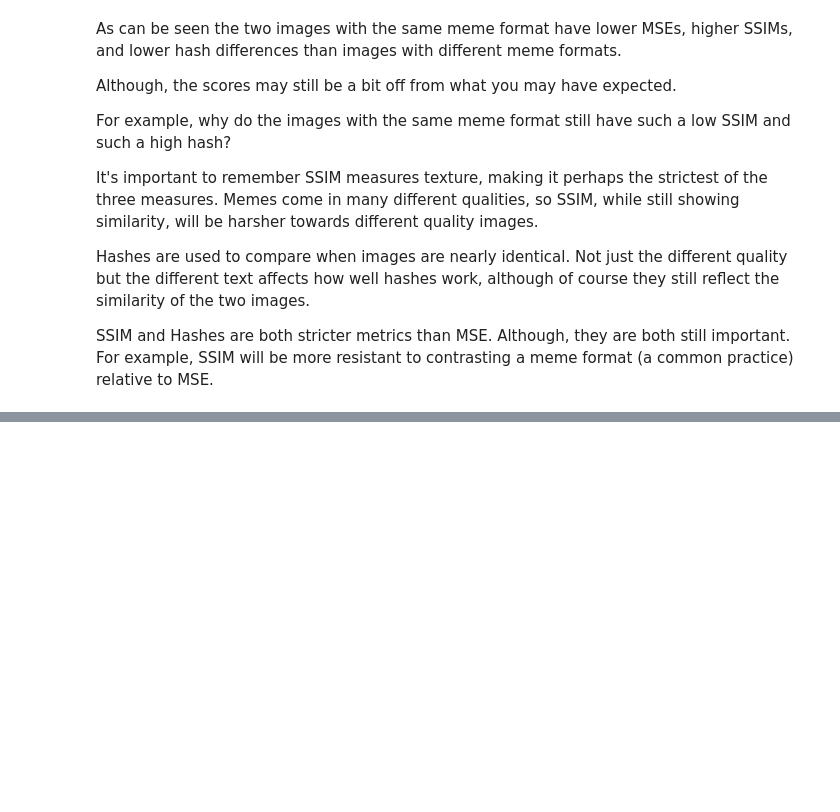
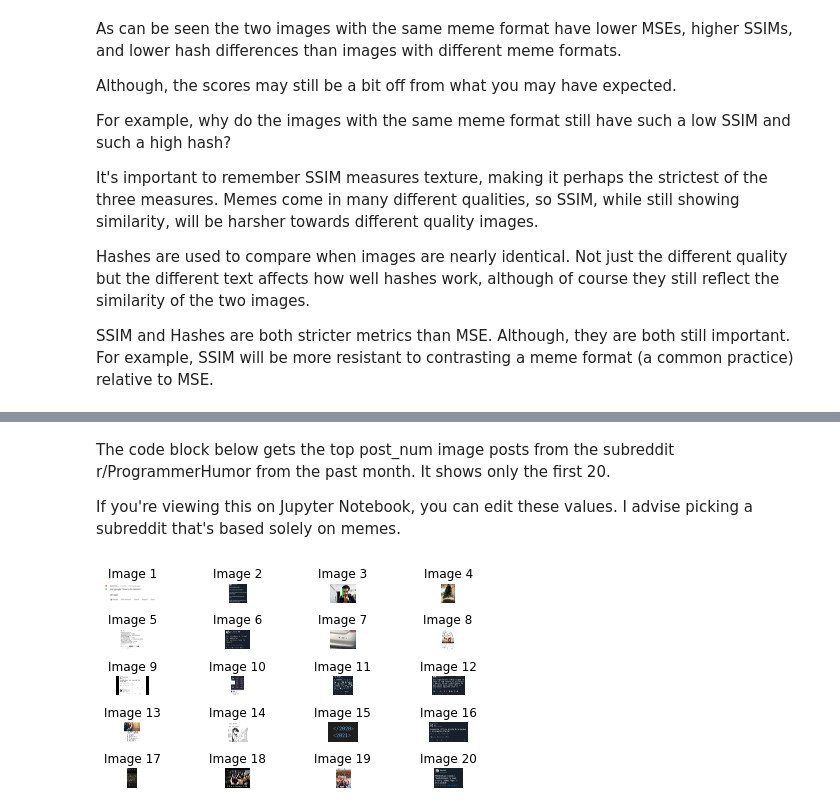
Before and after one commit to pangene/reddit-img-similarity-classifier, a Jupyter notebook: showcase_img_compare.ipynb, the cells around one changed output, grey strips where cells are left out. Drawn from its saved outputs; the diff is of its cells as text; code cells hidden in the pictures; blank space fills up the shorter version.

```diff
--- a/showcase_img_compare.ipynb
+++ b/showcase_img_compare.ipynb
@@ -100,0 +148,13 @@ SSIM and Hashes are both stricter metrics than MSE. Although, they are both stil
+# %% [markdown]
+The code block below gets the top post_num image posts from the subreddit r/ProgrammerHumor from the past month. It shows only the first 20.
+
+If you're viewing this on Jupyter Notebook, you can edit these values. I advise picking a subreddit that's based solely on memes.
+# %%
+images = get_top_images(
+    subreddit='ProgrammerHumor',
+    time='month',
+    post_num=50
+)
+show_images(images, show=20)
+# %% [output]
+[figure, added]
```
Also changed, not shown: parts of 26 cells of this notebook, 2 other files.
